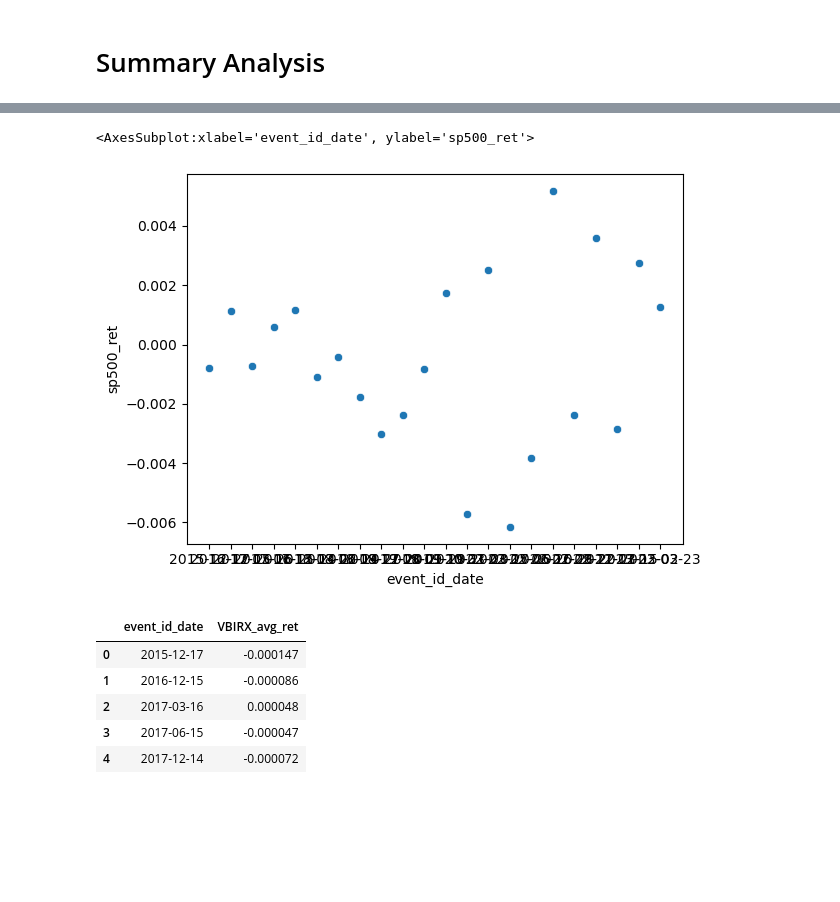
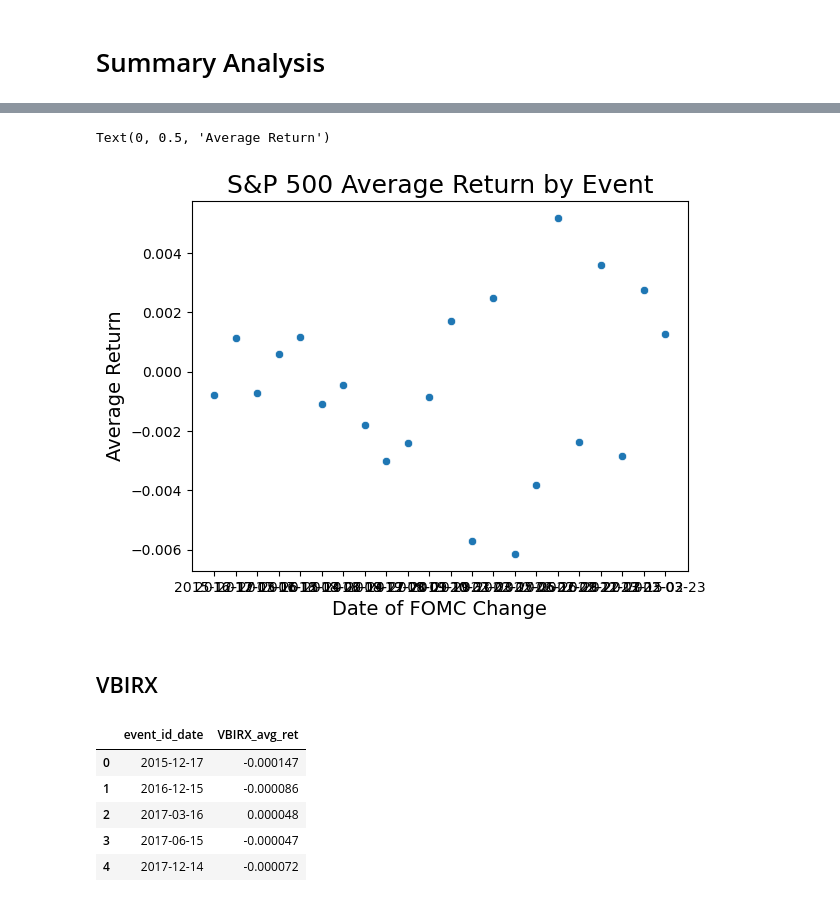
Before and after one commit to mab923/finalteamproject, a Jupyter notebook: Final_Project.ipynb, the cells around one changed output, grey strips where cells are left out. Saved outputs shown, nothing was run; the diff lists cells and outputs as text; code cells hidden in the pictures; blank space fills up the shorter version.

```diff
--- a/Final_Project.ipynb
+++ b/Final_Project.ipynb
@@ -450,10 +412,17 @@ sp_ret_sum.rename(columns = {'sp500_ret': 'sp500_avg_ret'})
 # %%
+#Plot Average Returns
 sns.scatterplot(x="event_id_date",
               y="sp500_ret",
               data=sp_ret_sum)
+
+plt.title('S&P 500 Average Return by Event', fontsize=18)
+plt.xlabel('Date of FOMC Change', fontsize=14)
+plt.ylabel('Average Return', fontsize=14)
 # %% [output]
-<AxesSubplot:xlabel='event_id_date', ylabel='sp500_ret'>
+Text(0, 0.5, 'Average Return')
-[figure, old version]
+[figure, new version]
+# %% [markdown]
+## VBIRX
 # %%
 sp_VBIRX_sum = event_time_rets.groupby('event_id_date', as_index=False)['VBIRX_daily_ret'].mean()
 VBIRX_ret_sum = sp_VBIRX_sum.rename(columns = {'VBIRX_daily_ret': 'VBIRX_avg_ret'})
```
Also changed, not shown: parts of 7 cells of this notebook.
